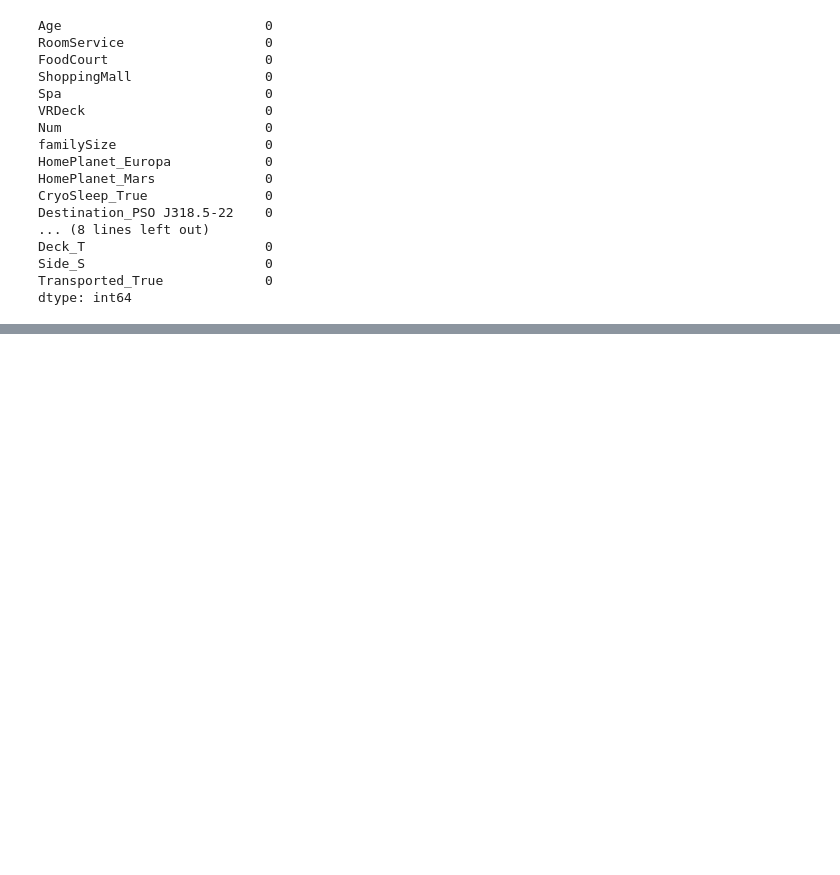
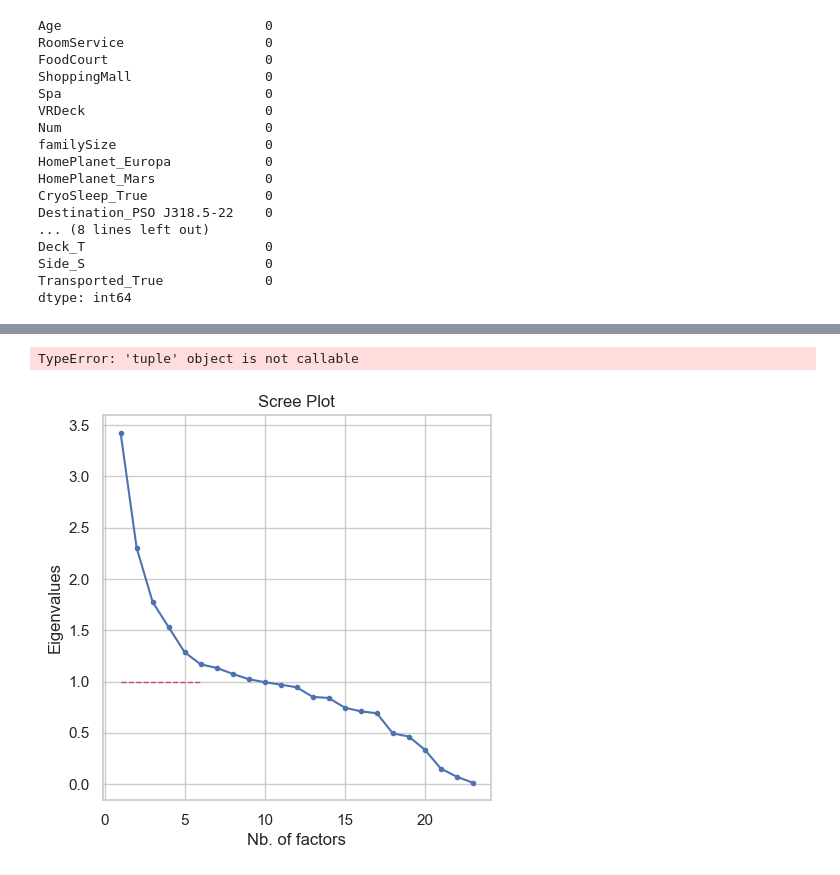
Before and after one commit to Fulin-ZHANG/Python_Group_Project, a Jupyter notebook: spaceship-titanic/Spaceship_Titanic_Passenger_classification.ipynb, the cells around one changed output, grey strips where cells are left out. Drawn from its saved outputs; the diff is of its cells as text; code cells hidden in the pictures; blank space fills up the shorter version.

```diff
--- a/spaceship-titanic/Spaceship_Titanic_Passenger_classification.ipynb
+++ b/spaceship-titanic/Spaceship_Titanic_Passenger_classification.ipynb
@@ -874,0 +950,3 @@ print(f"Best kernel: {best_kernel}")
+# %%
+X_train["Num"] = X_train.Num.astype("int")
+X_train.info()
@@ -874,0 +971,9 @@ print(f"Best kernel: {best_kernel}")
+# %%
+# instantiate acp object from PCA class
+acp = PCA(std_unit=True, row_labels=X_train.index, col_labels=X_train.columns)
+
+D = X_train.values
+p = X_train.shape[1]
+
+# run PCA on X observed data
+acp.fit(D)
@@ -874,0 +991,20 @@ print(f"Best kernel: {best_kernel}")
+# %%
+X_train.shape()
+# %% [output]
+TypeError: 'tuple' object is not callable
+# %%
+# print scree plot
+
+# first the main plot
+fig, ax = plt.subplots(figsize=(5, 5))
+ax.plot(range(1, p + 1), acp.eig_[0], ".-")
+ax.set_xlabel("Nb. of factors")
+ax.set_ylabel("Eigenvalues")
+plt.title("Scree Plot")
+
+# add Kaiser's threshold line
+ax.plot([1, 6], [1, 1], "r--", linewidth=1)
+
+plt.show()
+# %% [output]
+[figure, added]
```
Also changed, not shown: parts of 19 cells of this notebook.
